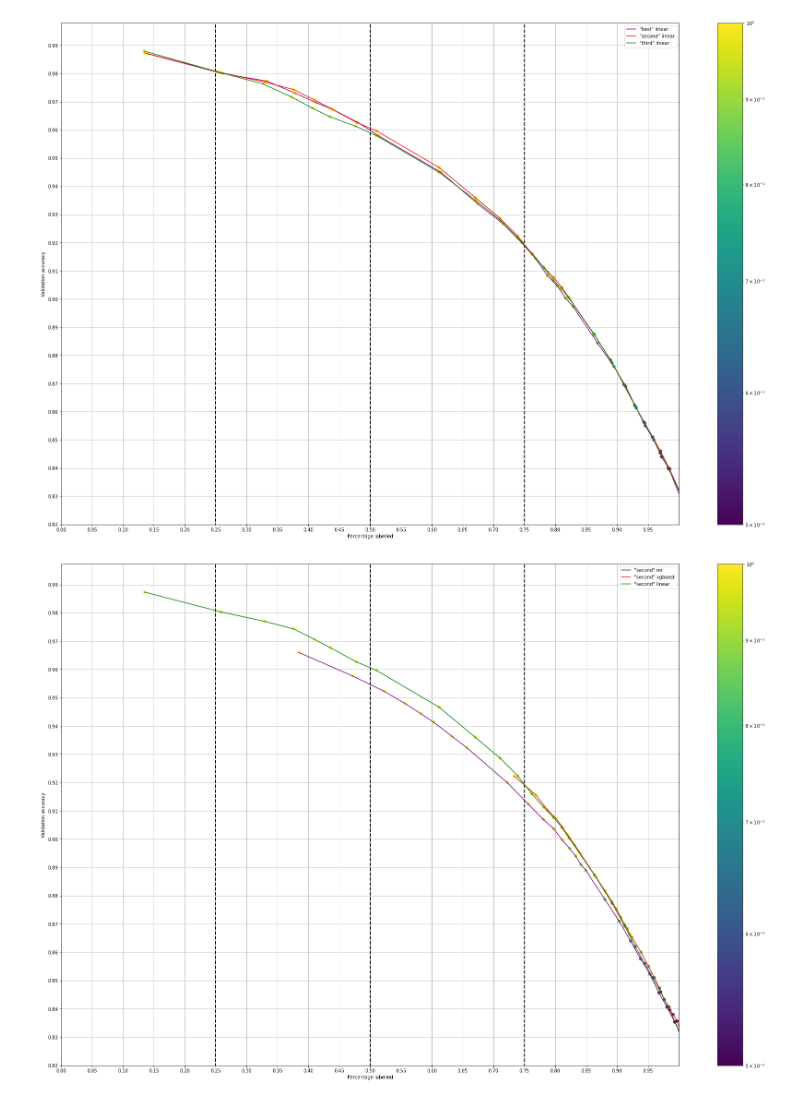
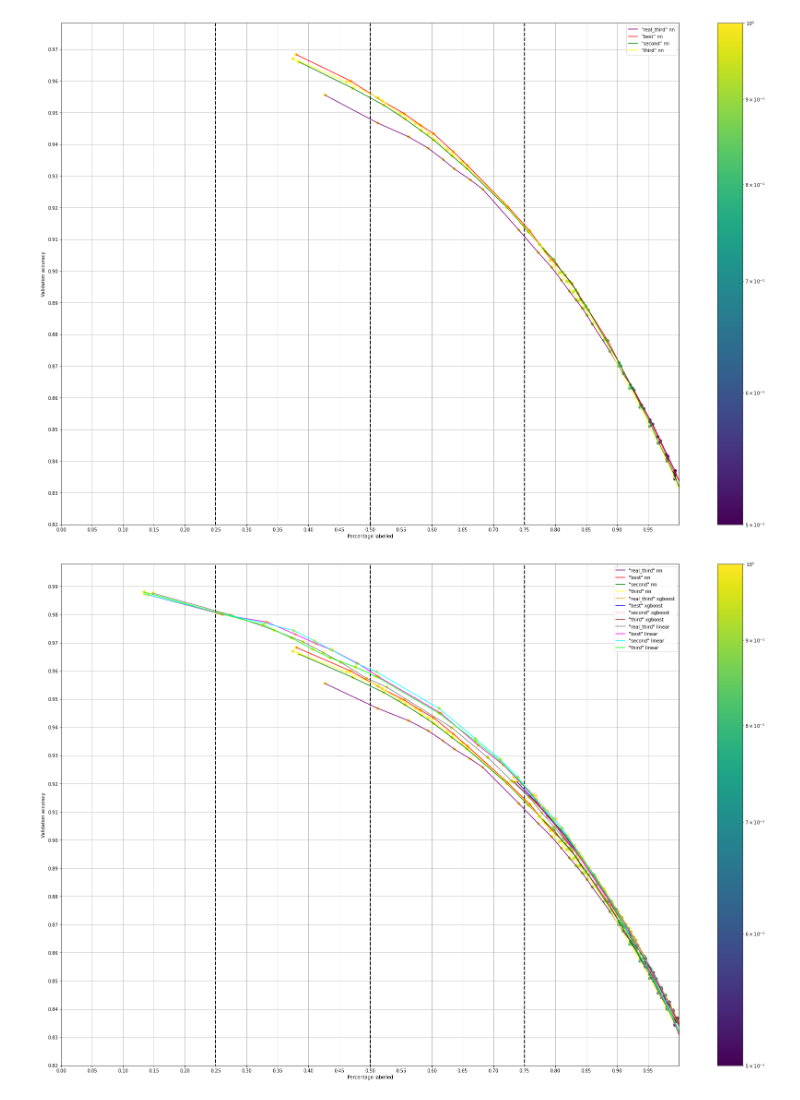
Before and after one commit to awiedenroth/MasterThesisExperiments, a Jupyter notebook: Analyse/Oesch8_ohne.ipynb, the cells around one changed output. Cells and saved outputs as stored; diff of their text form; code cells hidden in the pictures.

```diff
--- a/Analyse/Oesch8_ohne.ipynb
+++ b/Analyse/Oesch8_ohne.ipynb
@@ -33,20 +36,21 @@ df2 = pd.read_csv("./oesch8_ohne/xgb.csv",  sep = ",")
 df3 = pd.read_csv("./oesch8_ohne/linear.csv",  sep = ",")
 df = pd.concat([df1, df2, df3])
 df= df.rename(columns={'combi average.combi validation accuracy': 'confidence average @0.0.validation accuracy @0.0: '})
-df['confidence average @0.0.percentage labelled @0.0: '] = [1.0, 1.0, 1.0, 1.0, 1.0, 1.0, 1.0, 1.0, 1.0]
+df['confidence average @0.0.percentage labelled @0.0: '] = [1.0, 1.0, 1.0, 1.0, 1.0, 1.0, 1.0, 1.0, 1.0, 1.0, 1.0, 1.0]
 
-#df = df[df.combi_model=="nn"] # best minimal bestes
+df = df[df.combi_model=="nn"] # best minimal bestes
 #df = df[df.combi_model=="xgboost"] # second minimal bestes besonders später
-df = df[df.combi_model=="linear"] # second minimal bestes
+#df = df[df.combi_model=="linear"] # second minimal bestes
 
 #df = df[df['Name'] == '"best"']
 #df = df[df['Name'] == '"second"']
 #df = df[df['Name'] == '"third"']
+#df = df[df['Name'] == '"real_third"']
 
 names = df.Name.values
 combi_model = df.combi_model.values
 #val_acc= df['combi average.combi validation accuracy'].values
-colors = ["purple", "red", "green", "yellow", "orange", "blue", "pink", "brown", "grey"]
+colors = ["purple", "red", "green", "yellow", "orange", "blue", "pink", "brown", "grey", "magenta", "cyan", "lime"]
 colors = np.asarray(colors)#display(df)
 
 
@@ -77,49 +81,51 @@ percentages = [x for x in percentages]
 # ich gehe durch die accuracies und ersetze werte wenn es wieder kleiner wird durch nan
 for row in range(len(accuracies)):
     max = 0
     for value in range(len(accuracies[row])):
         if accuracies[row][value]<max:
             accuracies[row][value] = None
         else:
             max = accuracies[row][value]
 
 
 plt.figure(figsize= (30,20))
 for perc, acc, name, combi_mod, linecolor in zip(percentages, accuracies, names, combi_model, colors):
     #print(percentages)
     plt.scatter(x=perc, y=acc, c=confidences, norm=matplotlib.colors.LogNorm(vmin=0.5, vmax=1.0))
     plt.plot(perc, acc, c=linecolor,  label = f"{name} {combi_mod}")
 plt.colorbar()
 
 plt.xlim((0, 1))
 #plt.xscale('log')
 plt.ylim((np.round(np.min(accuracies)-0.01, decimals = 2), np.max(accuracies)+0.01))
 plt.grid()
 plt.yticks(np.arange(np.round(np.min(accuracies)-0.01, decimals = 2), np.max(accuracies)+0.01, step=0.01))
 plt.xticks(np.arange(0, 1, step=0.05))
 plt.xlabel("Percentage labelled")
 plt.ylabel("Validation accuracy")
 plt.legend()
 plt.vlines(x=[0.25, 0.5, 0.75], ymin=0, ymax=1, colors='black', ls='--', lw=2)
 #plt.title("")
 plt.show()
 # %% [output]
-[figure, old version]
+[figure, new version]
 # %%
 df1 = pd.read_csv("./oesch8_ohne/nn.csv",  sep = ",")
 df2 = pd.read_csv("./oesch8_ohne/xgb.csv",  sep = ",")
 df3 = pd.read_csv("./oesch8_ohne/linear.csv",  sep = ",")
 df = pd.concat([df1, df2, df3])
 df= df.rename(columns={'combi average.combi validation accuracy': 'confidence average @0.0.validation accuracy @0.0: '})
-df['confidence average @0.0.percentage labelled @0.0: '] = [1.0, 1.0, 1.0, 1.0, 1.0, 1.0, 1.0, 1.0, 1.0]
+df['confidence average @0.0.percentage labelled @0.0: '] = [1.0, 1.0, 1.0, 1.0, 1.0, 1.0, 1.0, 1.0, 1.0, 1.0, 1.0, 1.0]
 
 #df = df[df.combi_model=="nn"]
 #df = df[df.combi_model=="xgboost"]
 #df = df[df.combi_model=="linear"]
 
 #df = df[df['Name'] == '"best"']
-df = df[df['Name'] == '"second"']
+#df = df[df['Name'] == '"second"']
 #df = df[df['Name'] == '"third"']
+#df = df[df['Name'] == '"real_third"']
+
 
 
 
@@ -128,7 +134,7 @@ df = df[df['Name'] == '"second"']
 names = df.Name.values
 combi_model = df.combi_model.values
 #val_acc= df['combi average.combi validation accuracy'].values
-colors = ["purple", "red", "green", "yellow", "orange", "blue", "pink", "brown", "grey"]
+colors = ["purple", "red", "green", "yellow", "orange", "blue", "pink", "brown", "grey", "magenta", "cyan", "lime"]
 colors = np.asarray(colors)#display(df)
 
 
@@ -186,4 +192,4 @@ plt.vlines(x=[0.25, 0.5, 0.75], ymin=0, ymax=1, colors='black', ls='--', lw=2)
 #plt.title("")
 plt.show()
 # %% [output]
-[figure, old version]
+[figure, new version]
```
Also changed, not shown: parts of 1 cell of this notebook, 7 other files.
